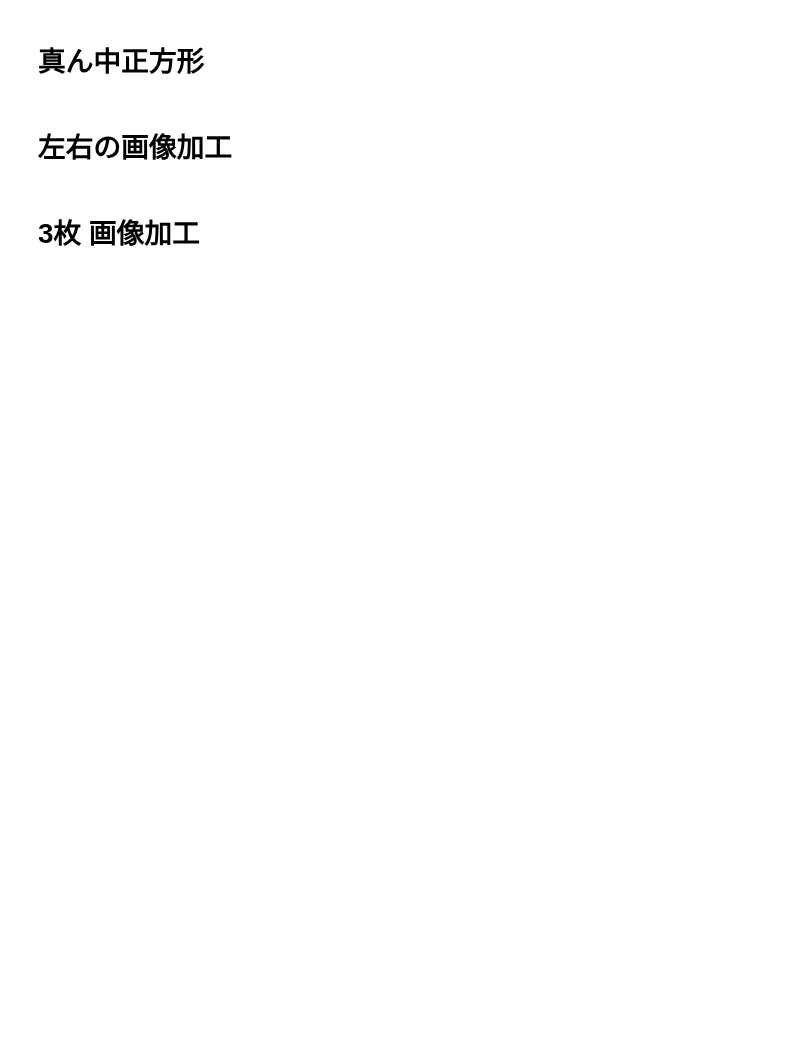
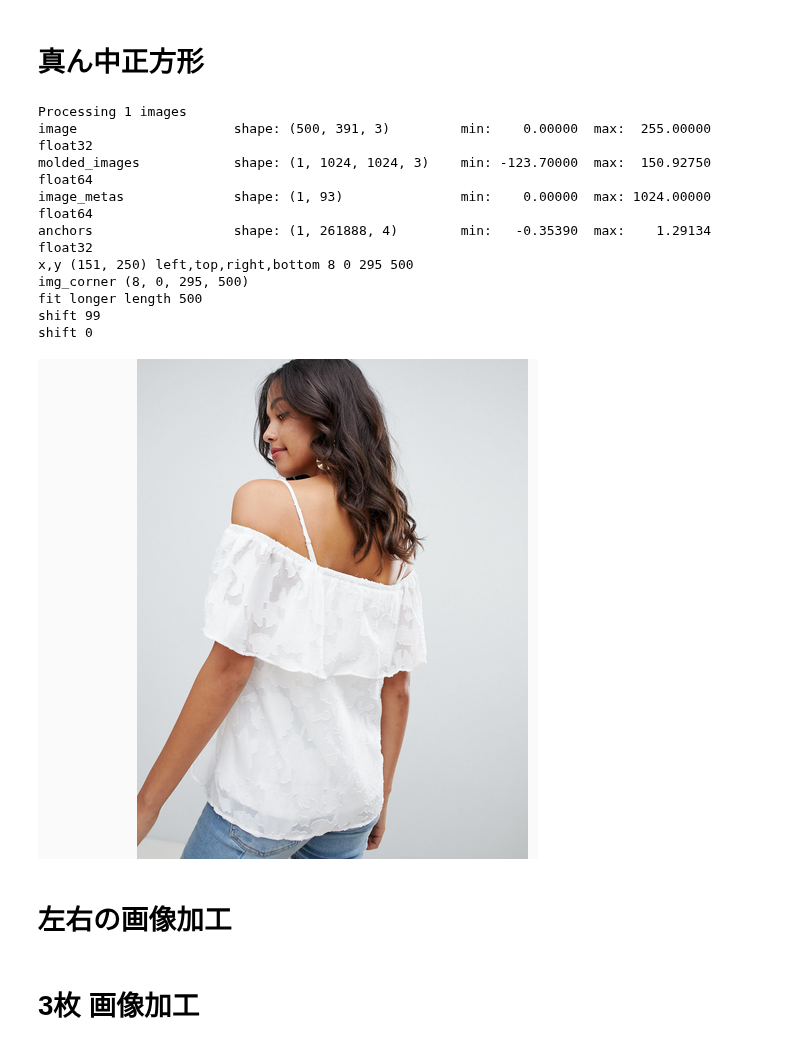
Before and after one commit to sleepless-se/0Colab, a Jupyter notebook: image_maker.ipynb, the cells around one changed output. Saved outputs shown, nothing was run; the diff lists cells and outputs as text; code cells hidden in the pictures; blank space fills up the shorter version.

```diff
--- a/image_maker.ipynb
+++ b/image_maker.ipynb
@@ -491,8 +468,10 @@ bg
 # 真ん中正方形
 # %%
 def square_image(img_path,canvas_size = 500):
-  im = Image.open(img_path)
+  im = open_rgb(img_path)
   im = to_RGB(im)
+  im = remove_space(im)
+  im = resize(im,canvas_size)
   img_center = get_object_center(im)
   img_corner = img_center[2:]
   print('img_corner',img_corner)
@@ -514,2 +491,16 @@ img_center[0:2]
+# %%
+square_image(test_images[2])
+# %% [output]
+Processing 1 images
+image                    shape: (500, 391, 3)         min:    0.00000  max:  255.00000  float32
+molded_images            shape: (1, 1024, 1024, 3)    min: -123.70000  max:  150.92750  float64
+image_metas              shape: (1, 93)               min:    0.00000  max: 1024.00000  float64
+anchors                  shape: (1, 261888, 4)        min:   -0.35390  max:    1.29134  float32
+x,y (151, 250) left,top,right,bottom 8 0 295 500
+img_corner (8, 0, 295, 500)
+fit longer length 500
+shift 99
+shift 0
+[figure, added]
 # %%
 images = os.listdir(IMG_ROOT)
```
Also changed, not shown: parts of 17 cells of this notebook.
